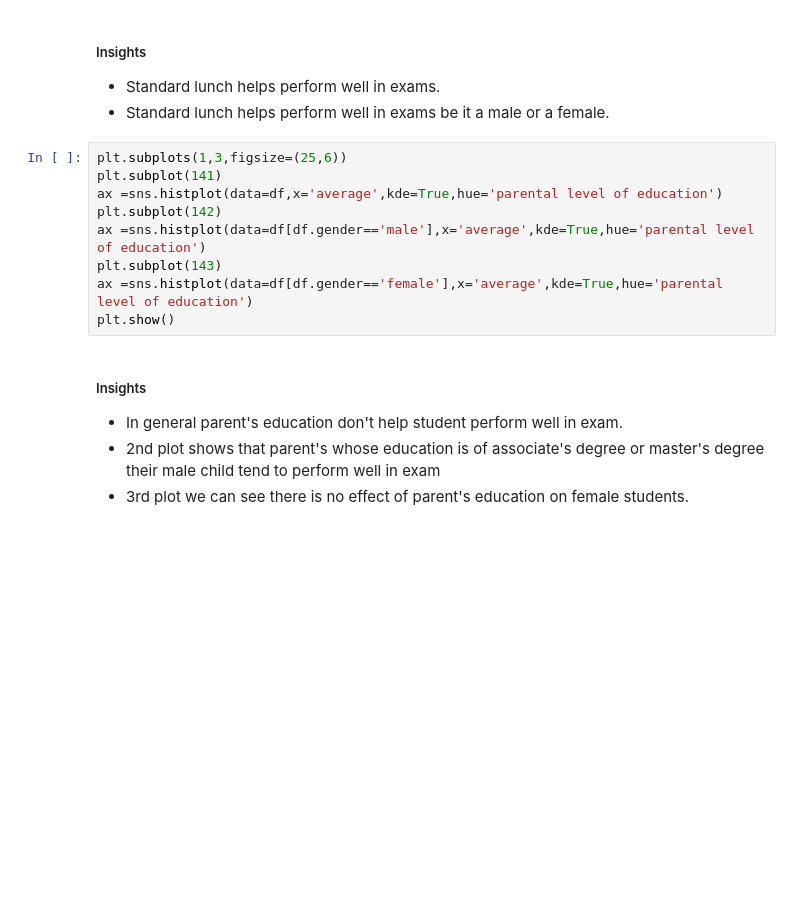
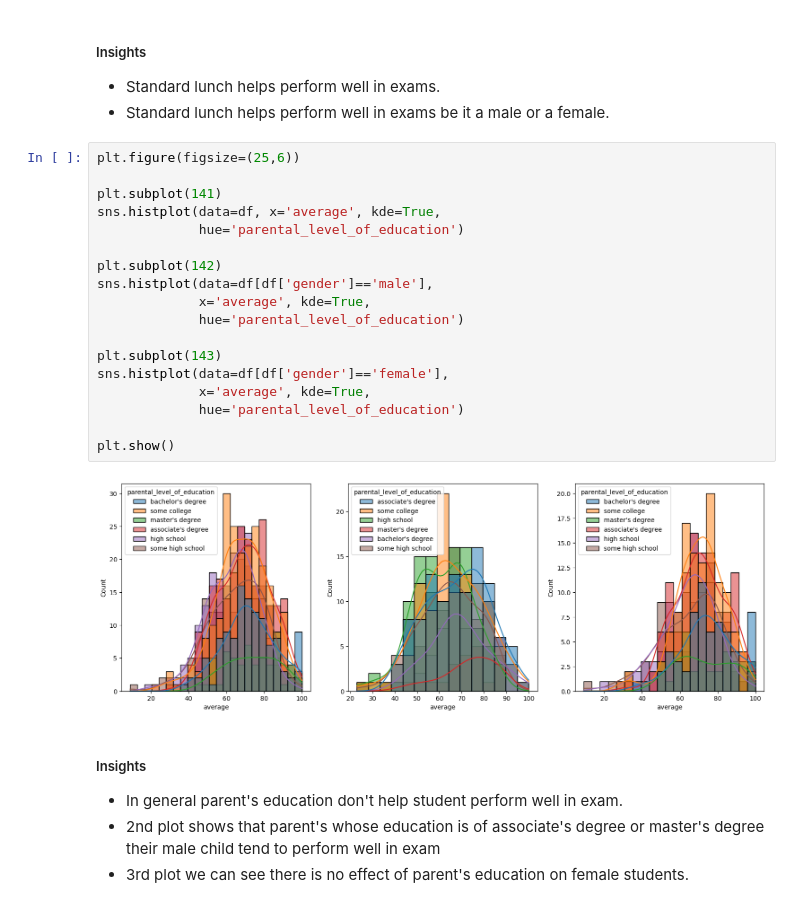
Before and after one commit to HarshithaKodurupaka/ML-Project, a Jupyter notebook: notebook/1 .EDA STUDENT PERFORMANCE.ipynb, the cells around one changed output. Cells and saved outputs as stored; diff of their text form; blank space fills up the shorter version.

```diff
--- a/notebook/1 .EDA STUDENT PERFORMANCE.ipynb
+++ b/notebook/1 .EDA STUDENT PERFORMANCE.ipynb
@@ -284,14 +293,25 @@ plt.show()
 - Standard lunch helps perform well in exams.
 - Standard lunch helps perform well in exams be it a male or a female.
 # %%
-plt.subplots(1,3,figsize=(25,6))
+plt.figure(figsize=(25,6))
+
 plt.subplot(141)
-ax =sns.histplot(data=df,x='average',kde=True,hue='parental level of education')
+sns.histplot(data=df, x='average', kde=True,
+             hue='parental_level_of_education')
+
 plt.subplot(142)
-ax =sns.histplot(data=df[df.gender=='male'],x='average',kde=True,hue='parental level of education')
+sns.histplot(data=df[df['gender']=='male'],
+             x='average', kde=True,
+             hue='parental_level_of_education')
+
 plt.subplot(143)
-ax =sns.histplot(data=df[df.gender=='female'],x='average',kde=True,hue='parental level of education')
+sns.histplot(data=df[df['gender']=='female'],
+             x='average', kde=True,
+             hue='parental_level_of_education')
+
 plt.show()
+# %% [output]
+[figure, added]
 # %% [markdown]
 #####  Insights
 - In general parent's education don't help student perform well in exam.
```
Also changed, not shown: parts of 7 cells of this notebook, 2 other files.
